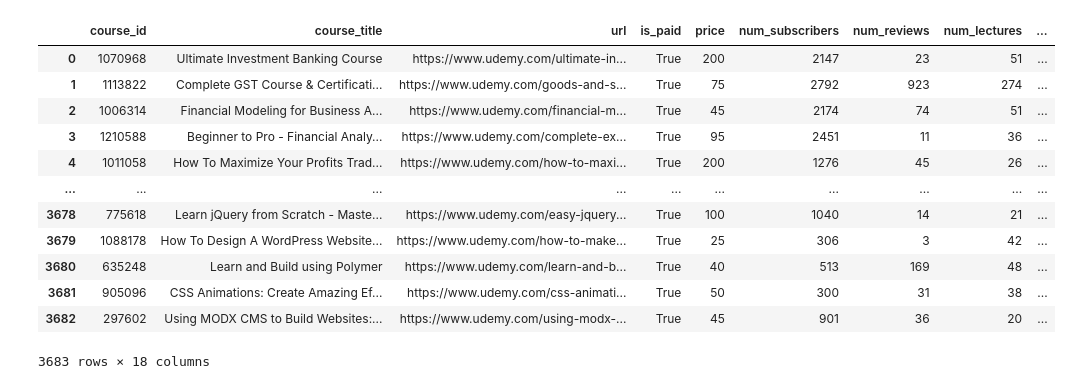
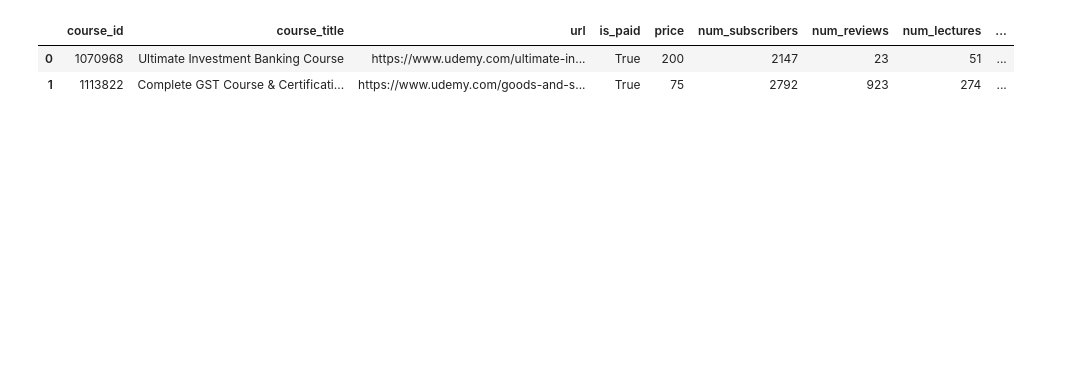
Before and after one commit to ashray22/Course-Recommendation-And-Sentiment-Analysis, a Jupyter notebook: notebooks/udemy_test.ipynb, the cells around one changed output. Saved outputs shown, nothing was run; the diff lists cells and outputs as text; code cells hidden in the pictures; blank space fills up the shorter version.

```diff
--- a/notebooks/udemy_test.ipynb
+++ b/notebooks/udemy_test.ipynb
@@ -15,0 +12,6 @@ df3 = pd.read_csv(r"C:\Users\Ashray\Downloads\NLPify-main\NLPify-main\data\udemy
+# %%
+UDEMY_COUSE_DATA_PATH = r"C:\Users\raksh\Desktop\ashray\Course-Recommendation-And-Sentiment-Analysis\data\udemy_course_data.csv"
+UDEMY_2 = r"C:\Users\raksh\Desktop\ashray\Course-Recommendation-And-Sentiment-Analysis\data\udemy (2).csv"
+# %%
+df1 = pd.read_csv(UDEMY_COUSE_DATA_PATH)
+df3 = pd.read_csv(UDEMY_2)
@@ -16,16 +24,6 @@ df3 = pd.read_csv(r"C:\Users\Ashray\Downloads\NLPify-main\NLPify-main\data\udemy
 # %%
-df1
+df1.head(2)
 # %% [output]
 |  | course_id | course_title | url | is_paid | price | num_subscribers | num_reviews | num_lectures | ... |
 | 0 | 1070968 | Ultimate Investment Banking Course | https://www.udemy.com/ultimate-in... | True | 200 | 2147 | 23 | 51 | ... |
 | 1 | 1113822 | Complete GST Course & Certificati... | https://www.udemy.com/goods-and-s... | True | 75 | 2792 | 923 | 274 | ... |
-| 2 | 1006314 | Financial Modeling for Business A... | https://www.udemy.com/financial-m... | True | 45 | 2174 | 74 | 51 | ... |
-| 3 | 1210588 | Beginner to Pro - Financial Analy... | https://www.udemy.com/complete-ex... | True | 95 | 2451 | 11 | 36 | ... |
-| 4 | 1011058 | How To Maximize Your Profits Trad... | https://www.udemy.com/how-to-maxi... | True | 200 | 1276 | 45 | 26 | ... |
-| ... | ... | ... | ... | ... | ... | ... | ... | ... | ... |
-| 3678 | 775618 | Learn jQuery from Scratch - Maste... | https://www.udemy.com/easy-jquery... | True | 100 | 1040 | 14 | 21 | ... |
-| 3679 | 1088178 | How To Design A WordPress Website... | https://www.udemy.com/how-to-make... | True | 25 | 306 | 3 | 42 | ... |
-| 3680 | 635248 | Learn and Build using Polymer | https://www.udemy.com/learn-and-b... | True | 40 | 513 | 169 | 48 | ... |
-| 3681 | 905096 | CSS Animations: Create Amazing Ef... | https://www.udemy.com/css-animati... | True | 50 | 300 | 31 | 38 | ... |
-| 3682 | 297602 | Using MODX CMS to Build Websites:... | https://www.udemy.com/using-modx-... | True | 45 | 901 | 36 | 20 | ... |
-3683 rows × 18 columns
```
Also changed, not shown: parts of 58 cells of this notebook, 2 other files.
